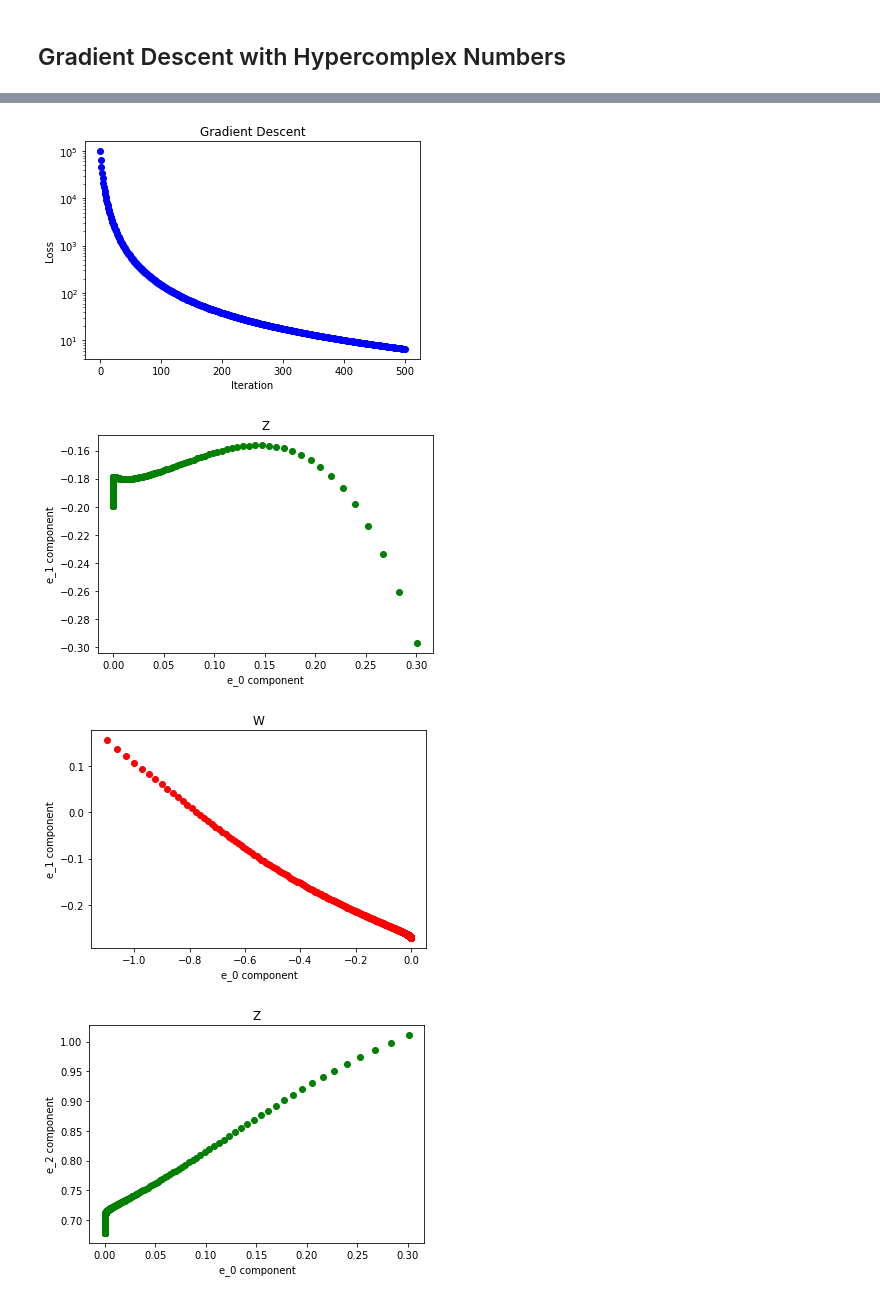
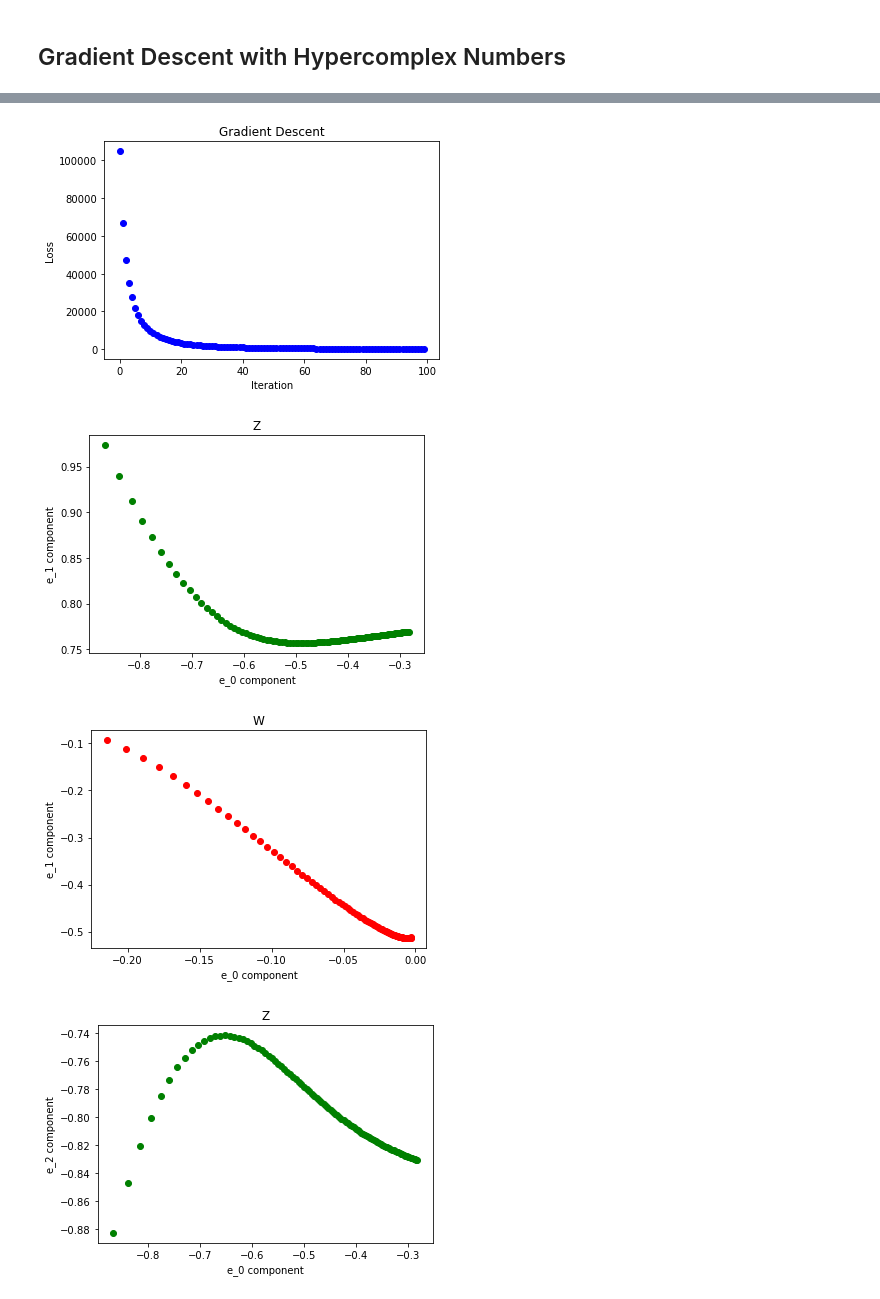
Before and after one commit to brandontrabucco/program-hdc, a Jupyter notebook: hypercomplex.ipynb, the cells around one changed output, grey strips where cells are left out. Drawn from its saved outputs; the diff is of its cells as text; code cells hidden in the pictures.

Commit message:
added gradient functions

```diff
--- a/hypercomplex.ipynb
+++ b/hypercomplex.ipynb
@@ -255,17 +255,17 @@ import matplotlib.pyplot as plt
 N = 100
 M = 32
 A = 0.001
-E = 500
+E = 100
 
 
 def hypercomplex_conjugate(a):
-    if a.shape[-1] == 1:
-        return a
-    else:
-        return np.concatenate([
-            hypercomplex_conjugate(a[..., :(a.shape[-1] // 2)]),
-            (-1 * a[..., (a.shape[-1] // 2):a.shape[-1]])
-        ], axis=(len(a.shape) - 1))
+    c = np.ones(a.shape)
+    c[..., 1:] *= -1
+    return c * a
+
+
+def hypercomplex_conjugate_gradient(a, da):
+    return hypercomplex_conjugate(da)
 
 
 def hypercomplex_multiply(a, b):
@@ -294,6 +294,11 @@ def hypercomplex_multiply(a, b):
             b[..., (a.shape[-1] // 2):])
 
 
+def hypercomplex_multiply_gradient(a, b, da, db):
+    return (hypercomplex_multiply(da, b),
+        hypercomplex_multiply(a, db))
+
+
 def hypercomplex_coefficient_gradient(a):
     h_t = np.zeros((a.shape[-1], a.shape[-1]))
     np.fill_diagonal(h_t, 1)
@@ -314,29 +319,27 @@ for _ in range(E):
 
     m = hypercomplex_multiply(z, w)
     m_c = hypercomplex_conjugate(m)
-    loss = np.sum(hypercomplex_multiply(m, m_c)[:, :, 0])
+    r = hypercomplex_multiply(m, m_c)
+    loss = np.sum(r[:, :, 0])
 
-    dz = hypercomplex_multiply(h_t, w)
-    dz_c = hypercomplex_conjugate(dz)
+    dm_dz, dm_dw = hypercomplex_multiply_gradient(z, w, h_t, h_t)
+    dm_dz_c, dm_dw_c = hypercomplex_conjugate(dm_dz), hypercomplex_conjugate(dm_dw)
 
-    dw = hypercomplex_multiply(z, h_t)
-    dw_c = hypercomplex_conjugate(dw)
+    dr_dm_dz, dr_dm_dz_c = hypercomplex_multiply_gradient(m, m_c, dm_dz, dm_dz_c)
+    dr_dm_dw, dr_dm_dw_c = hypercomplex_multiply_gradient(m, m_c, dm_dw, dm_dw_c)
 
-    dm_dz = hypercomplex_multiply(dz, m_c) + hypercomplex_multiply(m, dz_c)
-    dm_dz = dm_dz[:, :, 0].reshape((N, 1, M)) # Take the real component
+    dr_dz = dr_dm_dz + dr_dm_dz_c # Apply the product rule
+    dr_dz = dr_dz[:, :, 0].reshape((N, 1, M)) # Take the real component
 
-    dm_dw = hypercomplex_multiply(dw, m_c) + hypercomplex_multiply(m, dw_c)
-    dm_dw = dm_dw[:, :, 0].reshape((N, 1, M)) # Take the real component
+    dr_dw = dr_dm_dw + dr_dm_dw_c # Apply the product rule
+    dr_dw = dr_dw[:, :, 0].reshape((N, 1, M)) # Take the real component
 
-    z -= A * dm_dz
-    w -= A * dm_dw
+    z -= A * dr_dz
+    w -= A * dr_dw
 
     datapoints_z += [[z[0, 0, i] for i in range(M)]]
     datapoints_w += [[w[0, 0, i]for i in range(M)]]
     datapoints_loss += [loss]
-
-
-print("Final Loss:", datapoints_loss[-1])
 
 
 datapoints_z = np.array(datapoints_z)
@@ -348,7 +351,6 @@ plt.plot(datapoints_loss, "bo")
 plt.xlabel("Iteration")
 plt.ylabel("Loss")
 plt.title("Gradient Descent")
-plt.yscale("log")
 plt.show()
 
 for i in range(1, M):
@@ -369,4 +370,4 @@ Final Loss: 6.61005984401
-[figure, old version]
+[figure, new version]
-[figure, old version]
+[figure, new version]
-[figure, old version]
+[figure, new version]
-[figure, old version]
+[figure, new version]
```
Also changed, not shown: parts of 3 cells of this notebook.
